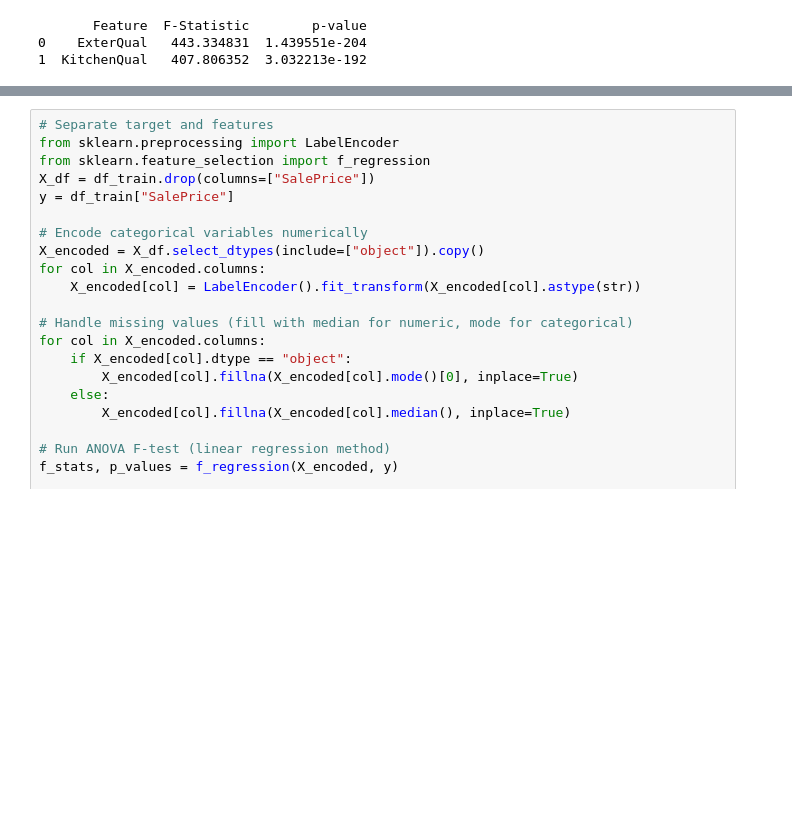
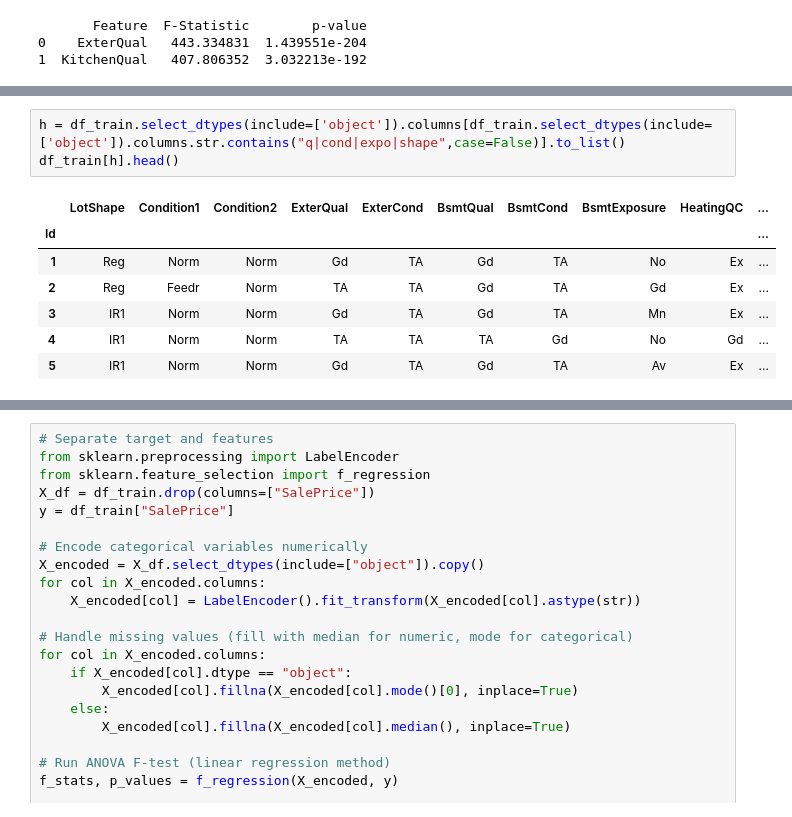
Before and after one commit to annugit1655/Real-Estate-Price-Prediction, a Jupyter notebook: Real-Estate-Price-Prediction/notebooks/house-price.ipynb, the cells around one changed output, grey strips where cells are left out. Drawn from its saved outputs; the diff is of its cells as text; blank space fills up the shorter version.

```diff
--- a/Real-Estate-Price-Prediction/notebooks/house-price.ipynb
+++ b/Real-Estate-Price-Prediction/notebooks/house-price.ipynb
@@ -345,0 +346,11 @@ list(set(top_15['Feature']).intersection(set(top_features['Feature'])))
+# %%
+h = df_train.select_dtypes(include=['object']).columns[df_train.select_dtypes(include=['object']).columns.str.contains("q|cond|expo|shape",case=False)].to_list()
+df_train[h].head()
+# %% [output]
+|  | LotShape | Condition1 | Condition2 | ExterQual | ExterCond | BsmtQual | BsmtCond | BsmtExposure | HeatingQC | ... |
+| Id |  |  |  |  |  |  |  |  |  | ... |
+| 1 | Reg | Norm | Norm | Gd | TA | Gd | TA | No | Ex | ... |
+| 2 | Reg | Feedr | Norm | TA | TA | Gd | TA | Gd | Ex | ... |
+| 3 | IR1 | Norm | Norm | Gd | TA | Gd | TA | Mn | Ex | ... |
+| 4 | IR1 | Norm | Norm | TA | TA | TA | Gd | No | Gd | ... |
+| 5 | IR1 | Norm | Norm | Gd | TA | Gd | TA | Av | Ex | ... |
```
Also changed, not shown: parts of 18 cells of this notebook, 1 other file.
